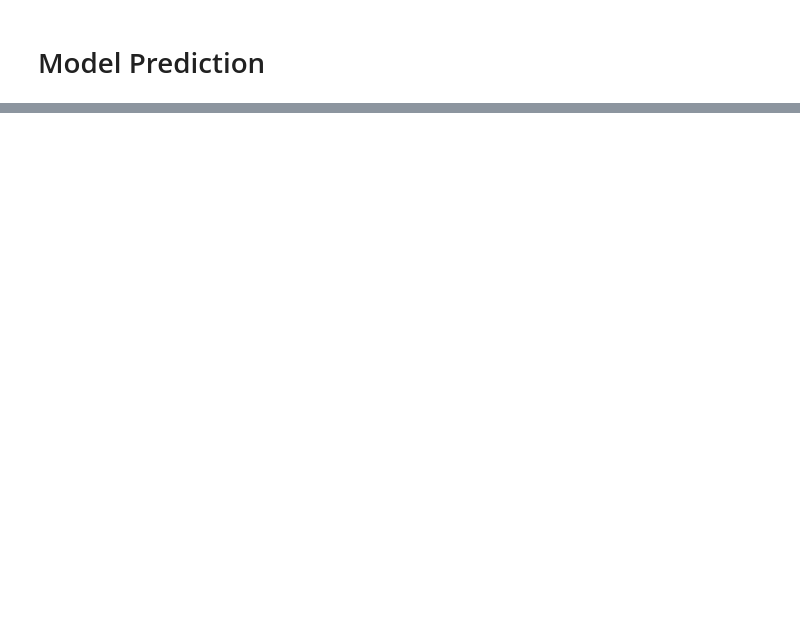
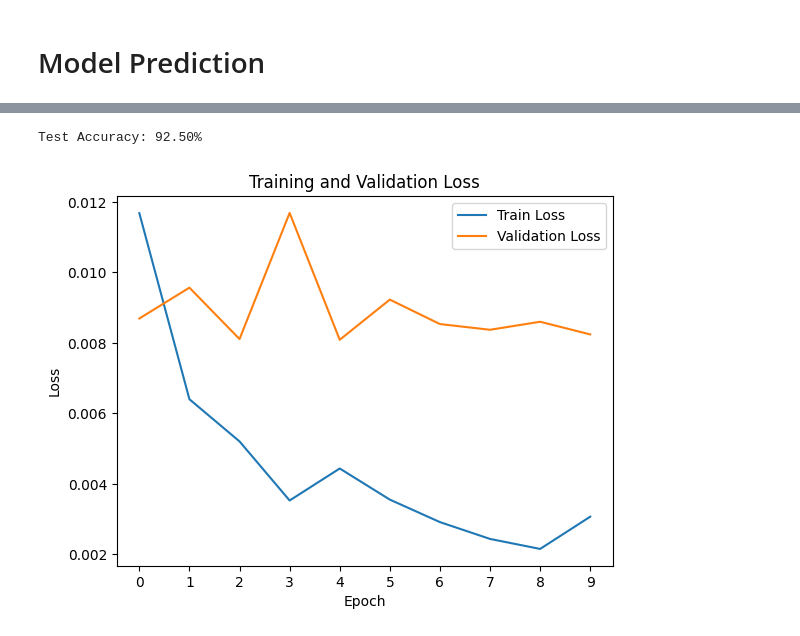
Before and after one commit to Matheuspp/projeto_vit_ufu, a Jupyter notebook: vit.ipynb, the cells around one changed output, grey strips where cells are left out. Saved outputs shown, nothing was run; the diff lists cells and outputs as text; code cells hidden in the pictures; blank space fills up the shorter version.

Commit message:
add training for vit

```diff
--- a/vit.ipynb
+++ b/vit.ipynb
@@ -226,4 +225,5 @@ dataset['train'][900]['image']
 # %%
+import time
 def model_train(dataset, epochs, learning_rate, bs):
 
     use_cuda = torch.cuda.is_available()
@@ -273,7 +273,7 @@ def model_train(dataset, epochs, learning_rate, bs):
 
         if total_loss_val < min_loss:
             min_loss = total_loss_val
-            torch.save('vit_model.pth')
+            torch.save(model, 'vit_model.pth')
         print(f'Epochs: {i + 1} | Loss: {total_loss_train / len(train_dataset): .3f} | Accuracy: {total_acc_train / len(train_dataset): .3f}')
         print(f'Epochs: {i + 1} | Val Loss: {total_loss_val / len(val_dataset): .3f} | Accuracy: {total_acc_val / len(val_dataset): .3f}')
         val_losses.append(total_loss_val / len(val_dataset))
@@ -285,9 +285,11 @@ def model_train(dataset, epochs, learning_rate, bs):
 
 # Hyperparameters
 EPOCHS = 10
-LEARNING_RATE = 1e-4
-BATCH_SIZE = 8
-
+LEARNING_RATE = 0.0005
+BATCH_SIZE = 32
+tic = time.time()
 # Train the model
 train_losses, val_losses, train_accs, val_accs = model_train(dataset, EPOCHS, LEARNING_RATE, BATCH_SIZE)
+toc = time.time()
+print(abs(toc-tic))
 # %% [output]
@@ -331,45 +361,49 @@ criterion = nn.CrossEntropyLoss().to(device)
 
 # Load batch image
 test_dataset = ImageDataset(dataset['test'])
-test_loader = DataLoader(train_dataset, num_workers=1, batch_size=bs)
+test_loader = DataLoader(test_dataset, num_workers=1, batch_size=32)
 
 trained_model.eval()  # Switch to evaluation mode
-correct = 0
-total = 0
+total_acc_test = 0
+total_loss_test= 0.0
 with torch.no_grad():
-    for inputs, labels in test_loader:
-        inputs = inputs.to(device)
-        labels = labels.to(device)
+    model.eval()
+    for test_image, test_label in test_loader:
+        output = trained_model(test_image.to(device))
+        test_loss = criterion(output, test_label.to(device))
+        test_acc = (output.argmax(dim=1) == test_label.to(device)).sum().item()
+        total_acc_test += test_acc
+        total_loss_test += test_loss.item()
 
-        outputs = trained_model(inputs)
-        _, predicted = torch.max(outputs.data, 1)
-        total += labels.size(0)
-        correct += (predicted == labels).sum().item()
 
-accuracy = 100 * correct / total
+accuracy = 100 * (total_acc_test/ len(test_dataset))
 print(f'Test Accuracy: {accuracy:.2f}%')
+# %% [output]
+Test Accuracy: 92.50%
 # %%
 import matplotlib.pyplot as plt
 
 # Example losses data
 epoch = np.arange(len(train_losses))
 
 # Plot losses
 plt.plot(epoch, train_losses, label='Train Loss')
 plt.plot(epoch, val_losses, label='Validation Loss')
-plt.xticks(range(min(epoch), max(epoch)+1, 3), map(int, range(min(epoch), max(epoch)+1, 3)))
+plt.xticks(range(min(epoch), max(epoch)+1, 1), map(int, range(min(epoch), max(epoch)+1, 1)))
 
 
 # Set labels and title
 plt.xlabel('Epoch')
 plt.ylabel('Loss')
 plt.title('Training and Validation Loss')
 
 # Add legend
 plt.legend()
 
 # Display the plot
 plt.show()
+# %% [output]
+[figure, added]
 # %%
 # Example losses data
 epoch = np.arange(len(train_accs))
```
Also changed, not shown: parts of 12 cells of this notebook.
